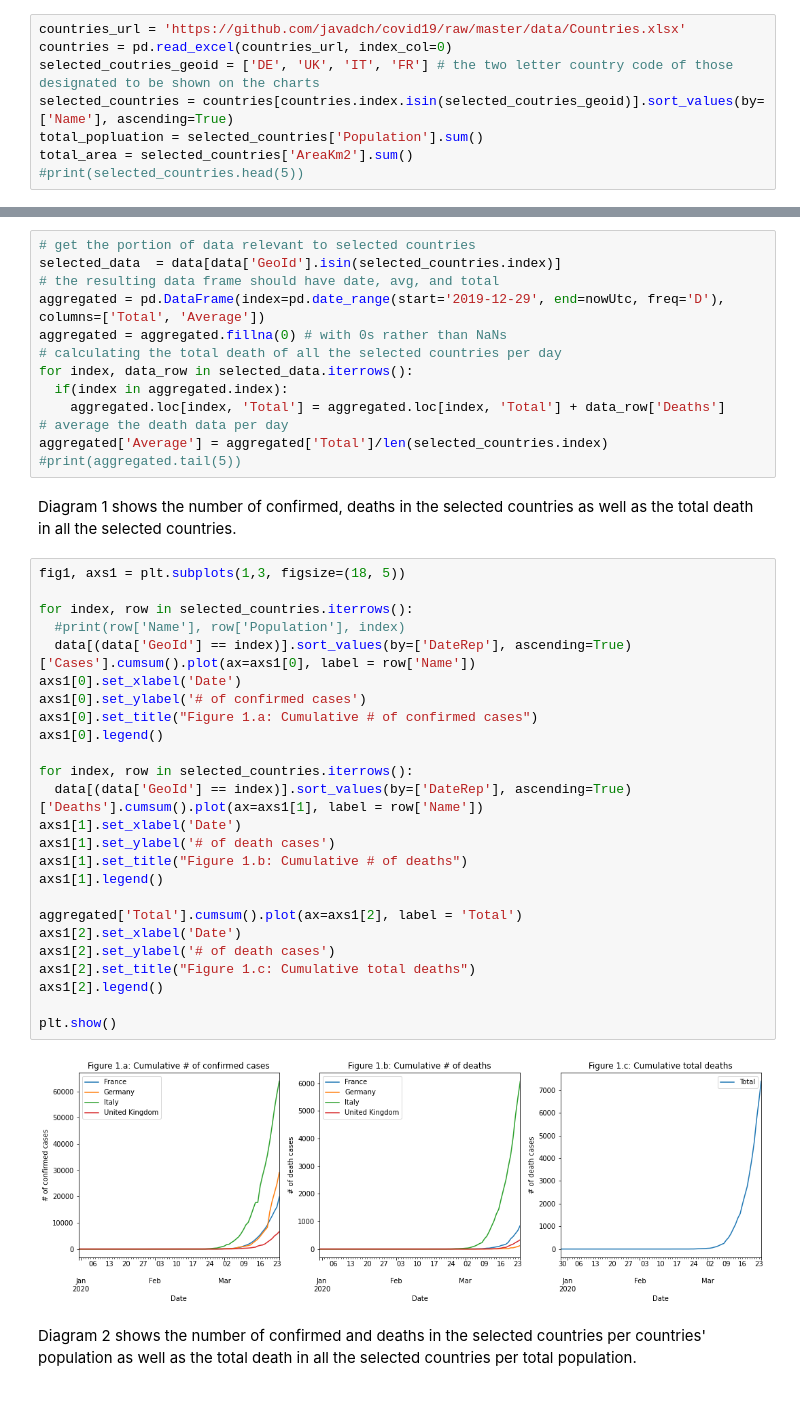
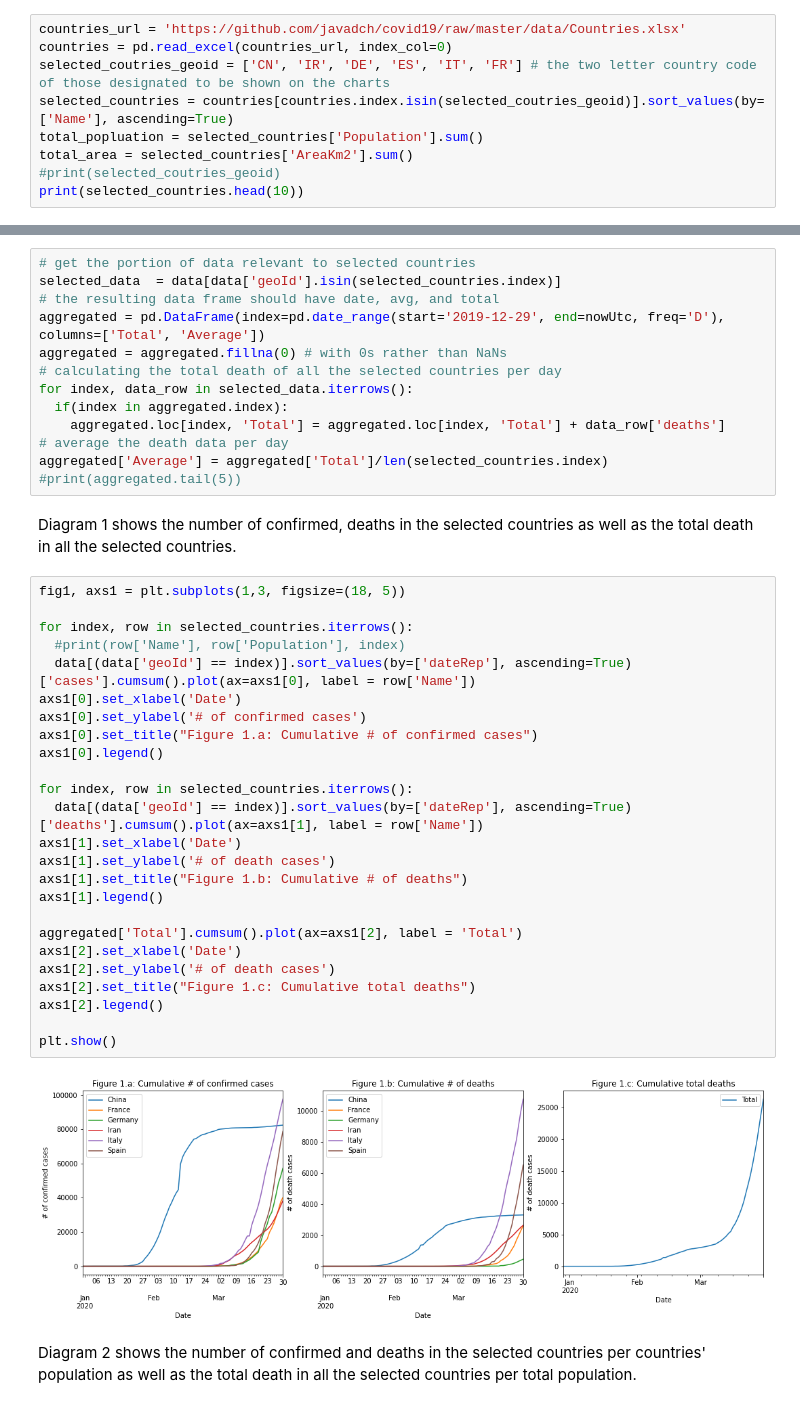
Before and after one commit to javadch/covid19, a Jupyter notebook: Covid19_Cases_Europe.ipynb, the cells around one changed output, grey strips where cells are left out. Drawn from its saved outputs; the diff is of its cells as text.

Commit message:
Data provider has changed the column header names

```diff
--- a/Covid19_Cases_Europe.ipynb
+++ b/Covid19_Cases_Europe.ipynb
@@ -44,8 +45,9 @@ Obtaining the list fo countries with their area and population from this [GitHub
 # %%
 countries_url = 'https://github.com/javadch/covid19/raw/master/data/Countries.xlsx'
 countries = pd.read_excel(countries_url, index_col=0)
-selected_coutries_geoid = ['DE', 'UK', 'IT', 'FR'] # the two letter country code of those designated to be shown on the charts
+selected_coutries_geoid = ['CN', 'IR', 'DE', 'ES', 'IT', 'FR'] # the two letter country code of those designated to be shown on the charts
 selected_countries = countries[countries.index.isin(selected_coutries_geoid)].sort_values(by=['Name'], ascending=True)
 total_popluation = selected_countries['Population'].sum()
 total_area = selected_countries['AreaKm2'].sum()
-#print(selected_countries.head(5))
+#print(selected_coutries_geoid)
+print(selected_countries.head(10))
@@ -53,14 +64,14 @@ total_area = selected_countries['AreaKm2'].sum()
 In the following diagrams, I will draw a series of three side by side charts. At each row, the charts show the cumulative confirmed and death cases for all the selecte countries, as well as single chart that shows the average cumulative death for all.
 # %%
 # get the portion of data relevant to selected countries
-selected_data  = data[data['GeoId'].isin(selected_countries.index)]
+selected_data  = data[data['geoId'].isin(selected_countries.index)]
 # the resulting data frame should have date, avg, and total
 aggregated = pd.DataFrame(index=pd.date_range(start='2019-12-29', end=nowUtc, freq='D'), columns=['Total', 'Average'])
 aggregated = aggregated.fillna(0) # with 0s rather than NaNs
 # calculating the total death of all the selected countries per day
 for index, data_row in selected_data.iterrows():
   if(index in aggregated.index):
-    aggregated.loc[index, 'Total'] = aggregated.loc[index, 'Total'] + data_row['Deaths']
+    aggregated.loc[index, 'Total'] = aggregated.loc[index, 'Total'] + data_row['deaths']
 # average the death data per day
 aggregated['Average'] = aggregated['Total']/len(selected_countries.index)
 #print(aggregated.tail(5))
@@ -69,30 +80,30 @@ Diagram 1 shows the number of confirmed, deaths in the selected countries as wel
 # %%
 fig1, axs1 = plt.subplots(1,3, figsize=(18, 5))
 
 for index, row in selected_countries.iterrows():
   #print(row['Name'], row['Population'], index)
-  data[(data['GeoId'] == index)].sort_values(by=['DateRep'], ascending=True)['Cases'].cumsum().plot(ax=axs1[0], label = row['Name'])
+  data[(data['geoId'] == index)].sort_values(by=['dateRep'], ascending=True)['cases'].cumsum().plot(ax=axs1[0], label = row['Name'])
 axs1[0].set_xlabel('Date')
 axs1[0].set_ylabel('# of confirmed cases')
 axs1[0].set_title("Figure 1.a: Cumulative # of confirmed cases")
 axs1[0].legend()
 
 for index, row in selected_countries.iterrows():
-  data[(data['GeoId'] == index)].sort_values(by=['DateRep'], ascending=True)['Deaths'].cumsum().plot(ax=axs1[1], label = row['Name'])
+  data[(data['geoId'] == index)].sort_values(by=['dateRep'], ascending=True)['deaths'].cumsum().plot(ax=axs1[1], label = row['Name'])
 axs1[1].set_xlabel('Date')
 axs1[1].set_ylabel('# of death cases')
 axs1[1].set_title("Figure 1.b: Cumulative # of deaths")
 axs1[1].legend()
 
 aggregated['Total'].cumsum().plot(ax=axs1[2], label = 'Total')
 axs1[2].set_xlabel('Date')
 axs1[2].set_ylabel('# of death cases')
 axs1[2].set_title("Figure 1.c: Cumulative total deaths")
 axs1[2].legend()
 
 plt.show()
 # %% [output]
-[figure, old version]
+[figure, new version]
 # %% [markdown]
 Diagram 2 shows the number of confirmed and deaths in the selected countries per countries' population as well as the total death in all the selected countries per total population.
 # %%
```
Also changed, not shown: parts of 5 cells of this notebook.
